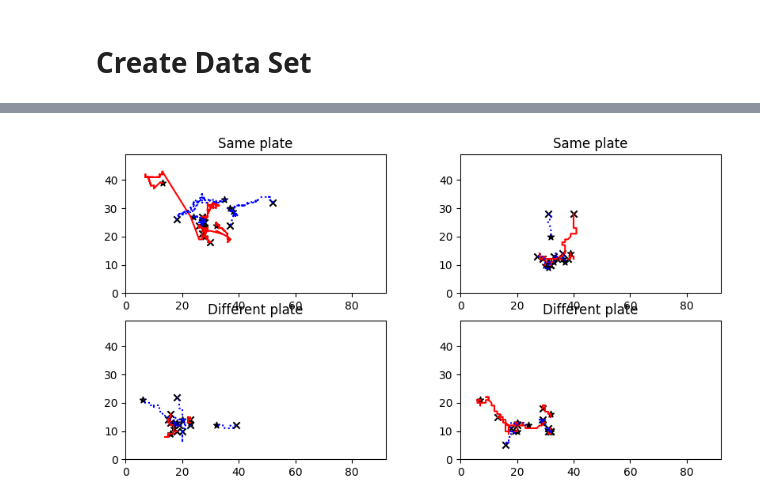
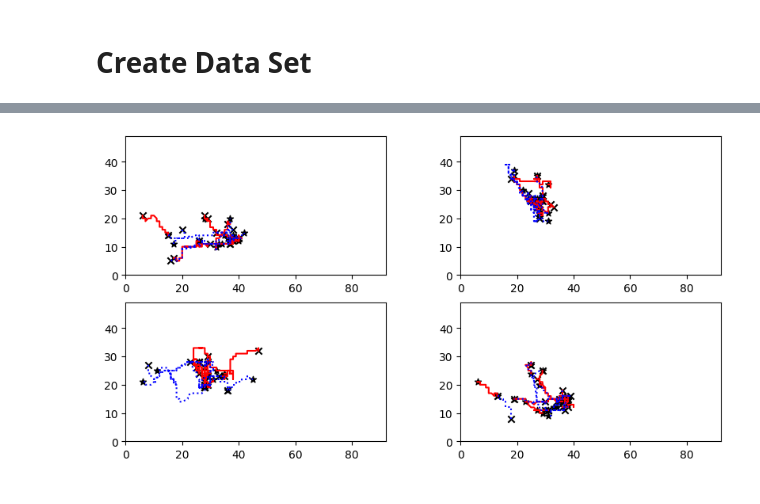
Before and after one commit to mhu3/ST-Siamese-Attack, a Jupyter notebook: data_generation.ipynb, the cells around one changed output, grey strips where cells are left out. Cells and saved outputs as stored; diff of their text form; code cells hidden in the pictures.

```diff
--- a/data_generation.ipynb
+++ b/data_generation.ipynb
@@ -119,19 +119,16 @@ pickle.dump([X_test_unseen.astype(int), y_test_unseen.astype(int)], bz2.open('./
 # %%
-# Plot 4 samples of the training set
-indices = random.sample(range(X_train.shape[0]), 4)
+# Plot the first 4 samples of the training set
 plt.figure(figsize=(10, 5))
-
-for i, idx in enumerate(indices):
+for i in range(4):
     plt.subplot(2, 2, i+1)
-    plt.title("Same plate" if y_train[idx] else "Different plate")
 
     # Plot each trajectory
-    for j, traj in enumerate(X_train[idx, :, :, :]):
-        # plot the 5 seek trajectories of the first plate
-        if j < 5:
+    for j, traj in enumerate(X_train[i, :, :, :]):
+        # plot the 10 trajectories of the first plate
+        if j < 10:
             visualize_trajectory(traj, 'r-')
-        # plot the 5 seek trajectories of the second plate
-        elif 5 <= j < 10:
+        # plot the 10 trajectories of the second plate
+        else:
             visualize_trajectory(traj, 'b:')
 # %% [output]
-[figure, old version]
+[figure, new version]
```
Also changed, not shown: parts of 2 cells of this notebook, 1 other file.
